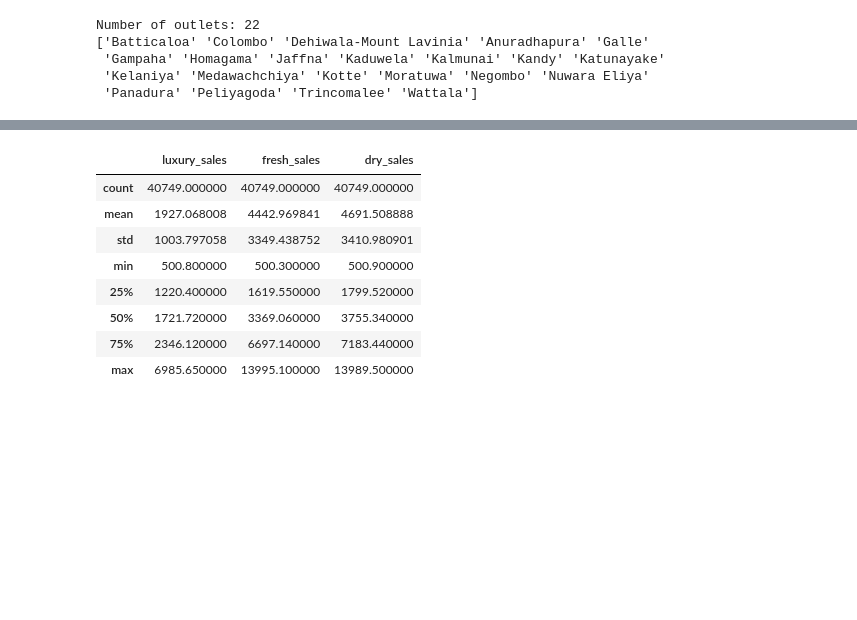
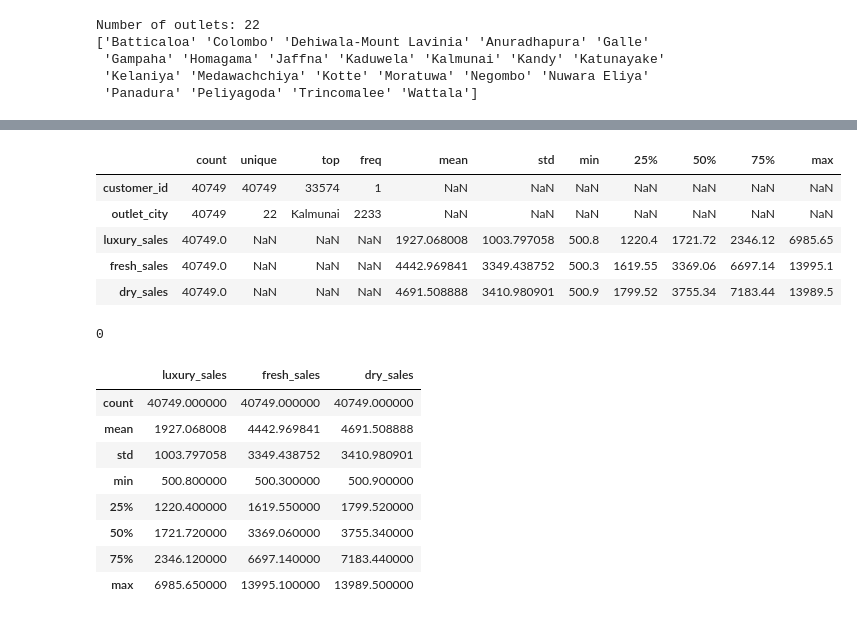
Before and after one commit to Krishnadayal/Data-Science-Project-Lifecycle, a Jupyter notebook: finalised_test.ipynb, the cells around one changed output, grey strips where cells are left out. Cells and saved outputs as stored; diff of their text form; code cells hidden in the pictures; blank space fills up the shorter version.

```diff
--- a/finalised_test.ipynb
+++ b/finalised_test.ipynb
@@ -429,3 +451,16 @@ Number of outlets: 22
+# %%
+kj_test.describe(include = "all").transpose()
+# %% [output]
+|  | count | unique | top | freq | mean | std | min | 25% | 50% | 75% | max |
+| customer_id | 40749 | 40749 | 33574 | 1 | NaN | NaN | NaN | NaN | NaN | NaN | NaN |
+| outlet_city | 40749 | 22 | Kalmunai | 2233 | NaN | NaN | NaN | NaN | NaN | NaN | NaN |
+| luxury_sales | 40749.0 | NaN | NaN | NaN | 1927.068008 | 1003.797058 | 500.8 | 1220.4 | 1721.72 | 2346.12 | 6985.65 |
+| fresh_sales | 40749.0 | NaN | NaN | NaN | 4442.969841 | 3349.438752 | 500.3 | 1619.55 | 3369.06 | 6697.14 | 13995.1 |
+| dry_sales | 40749.0 | NaN | NaN | NaN | 4691.508888 | 3410.980901 | 500.9 | 1799.52 | 3755.34 | 7183.44 | 13989.5 |
+# %%
+kj_test["customer_id"].duplicated().sum()
+# %% [output]
+0
 # %%
 # Summary statistics for numeric data type columns after cleaning process
 kj_test.describe()
```
Also changed, not shown: parts of 1 cell of this notebook.
